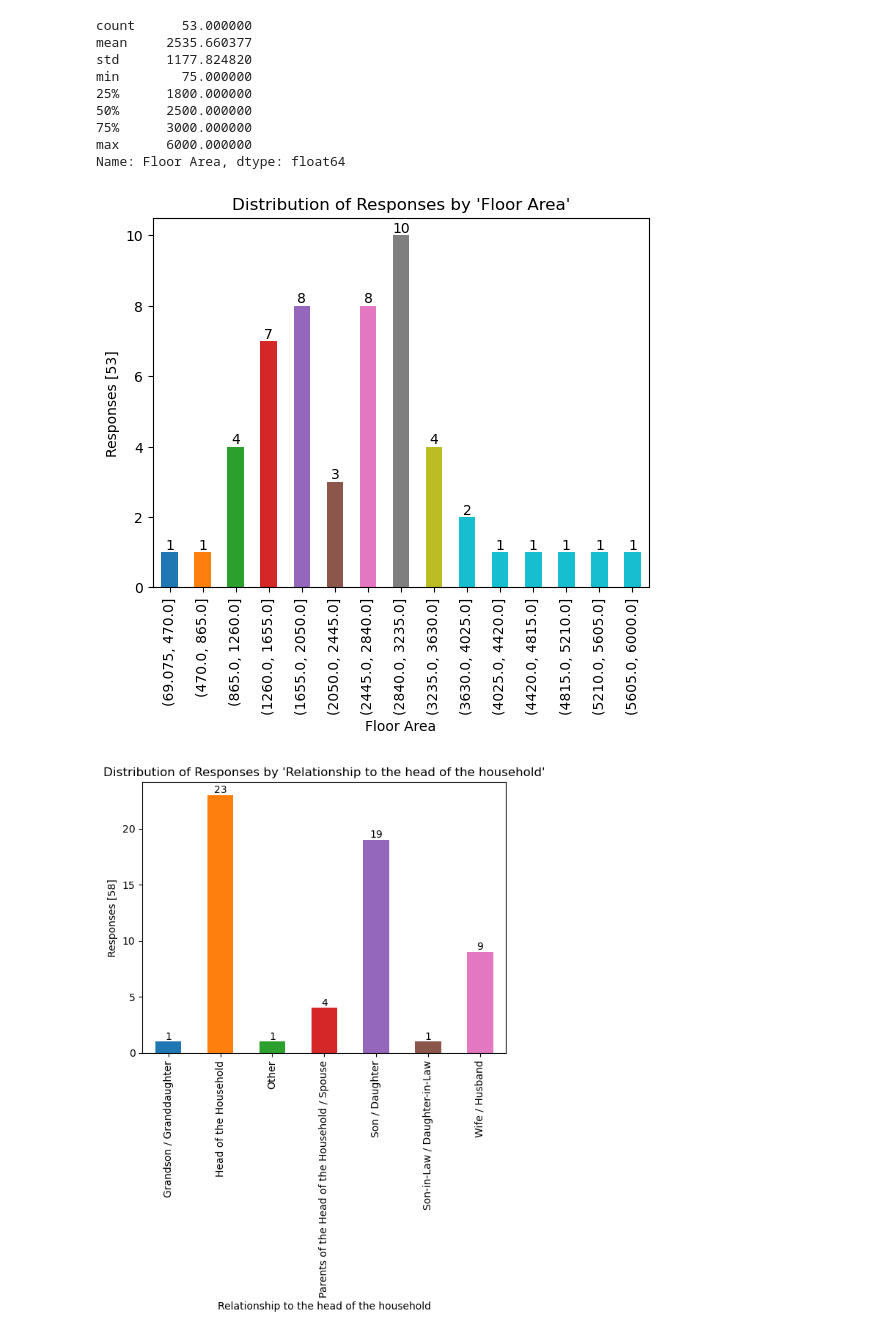
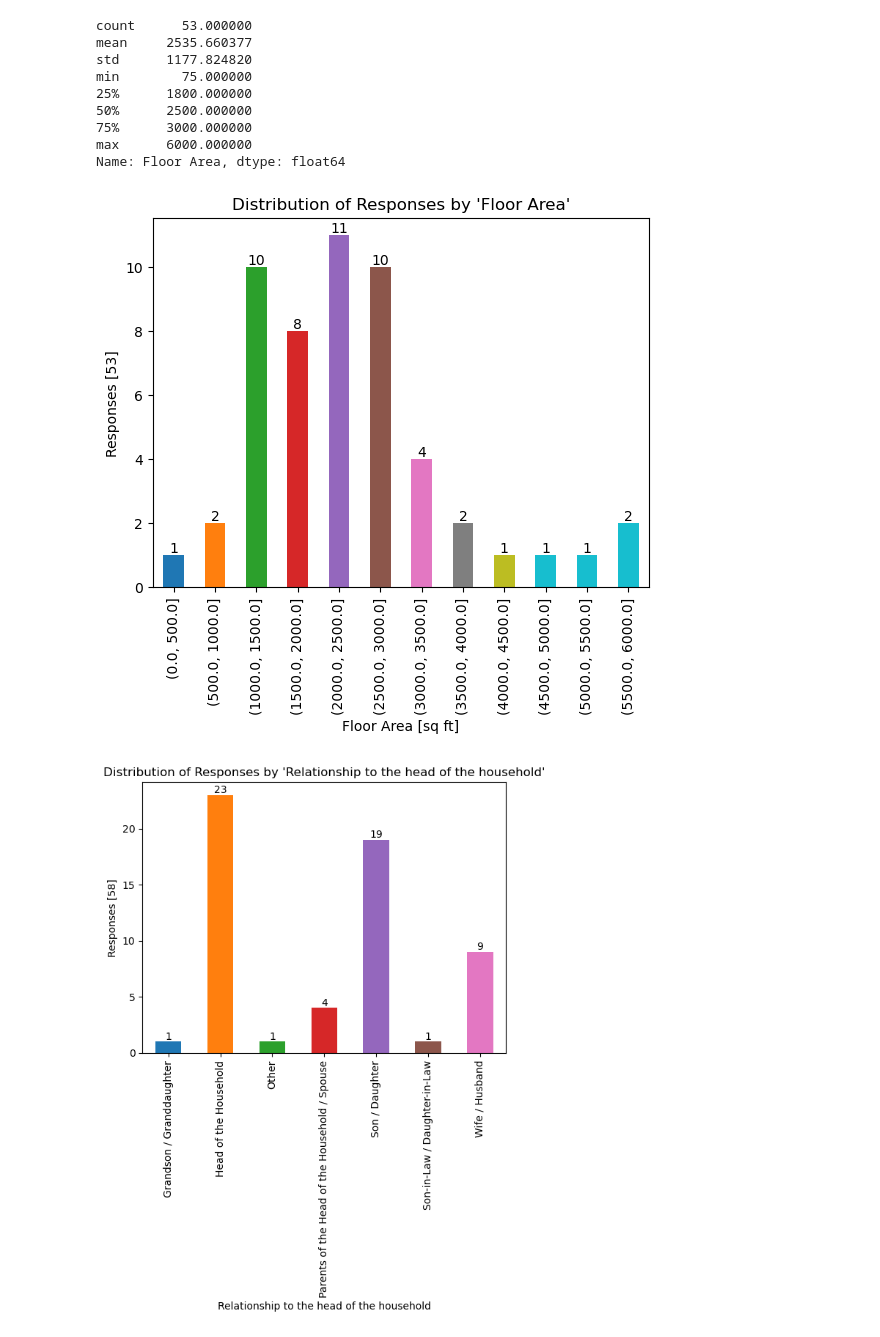
Before and after one commit to pcperera/energy-usage-sri-lanka, a Jupyter notebook: descriptive.ipynb, the cells around one changed output. Saved outputs shown, nothing was run; the diff lists cells and outputs as text; code cells hidden in the pictures.

```diff
--- a/descriptive.ipynb
+++ b/descriptive.ipynb
@@ -48,7 +49,7 @@ df = raw_df
 df.rename(columns={'Which of the following time periods best describes when your house was built?': 'Year of Construction'}, inplace=True)
 df.rename(columns={'What do you know about the architecture of the house?': 'House Architecture'}, inplace=True)
 df.rename(columns={'Select the best option which describes your house': 'Type of House'}, inplace=True)
-df.rename(columns={'How many stories does your house have?': 'Number of Stories'}, inplace=True)
+df.rename(columns={'How many stories does your house have?': 'Number of Storeys'}, inplace=True)
 df.rename(columns={'Current attendance at school or other educational institution': 'Current Education'}, inplace=True)
 df.rename(columns={'State the area of your house in square feet?': 'Floor Area'}, inplace=True)
 df.rename(columns={'Was your wiring done by a professional electrician?': 'Professional Wiring'}, inplace=True)
@@ -100,7 +101,7 @@ Name: Number of Stories, dtype: float64
 # %%
 # We have one entry with number of floors = 0. Replace that with the median (which is 1)
 
-df['Number of Stories'] = df['Number of Stories'].replace(0, 1)
+df['Number of Storeys'] = df['Number of Storeys'].replace(0, 1)
 # %%
 df['Year of Construction'] = df['Year of Construction'].replace('Before 1980', '1980 >')
 df['Year of Construction'] = df['Year of Construction'].replace('After 2019', '2019 <')
@@ -115,11 +116,16 @@ def bar_plot(field_name: str):
     plt.set_ylabel(f'Responses [{value_counts.sum()}]')
     plt.set_title(f'Distribution of Responses by \'{field_name}\'')
 # %%
-def bar_plot_bins(field_name: str, bins: int):
+def bar_plot_bins(field_name: str, bin_size: int, x_unit: str):
     cmap = matplot.get_cmap('tab10')
 
-    # Create bins based on the value ranges
-    bins = pd.cut(df[field_name], bins=bins)
+    # Calculate the number of bins based on the bin size
+    data_range = df[field_name].max() - 0
+    num_bins = int(numpy.ceil(data_range / bin_size))
+
+    # Create bins with equal width
+    bin_edges = numpy.linspace(0, df[field_name].max(), num=num_bins+1)
+    bins = pd.cut(df[field_name], bins=bin_edges)
 
     # Group the data by the bins and count the values
     grouped_data = df[field_name].groupby(bins).count()
@@ -131,7 +137,7 @@ def bar_plot_bins(field_name: str, bins: int):
         matplot.text(i, v, str(v), ha='center', va='bottom')
 
     # Add labels and title
-    matplot.xlabel(field_name)
+    matplot.xlabel(f'{field_name} [{x_unit}]')
     matplot.ylabel(f'Responses [{grouped_data.sum()}]')
     matplot.title(f'Distribution of Responses by \'{field_name}\'')
 # %%
@@ -188,9 +194,9 @@ min        75.000000
 max      6000.000000
 Name: Floor Area, dtype: float64
 # %%
-bar_plot_bins('Floor Area', 15)
+bar_plot_bins(field_name='Floor Area', bin_size=500, x_unit='sq ft')
 # %% [output]
-[figure, old version]
+[figure, new version]
 # %%
 bar_plot('Relationship to the head of the household')
 # %% [output]
```
Also changed, not shown: parts of 12 cells of this notebook, 7 other files.
